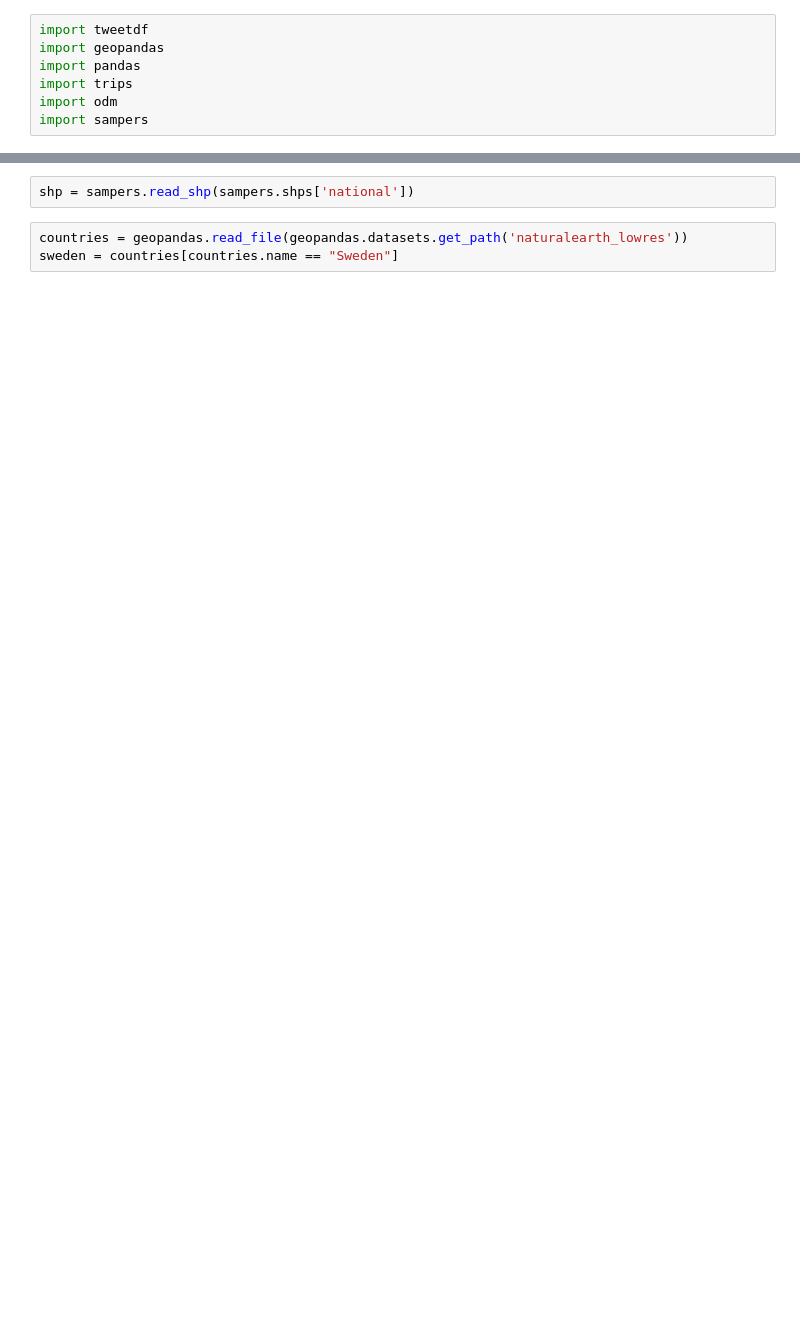
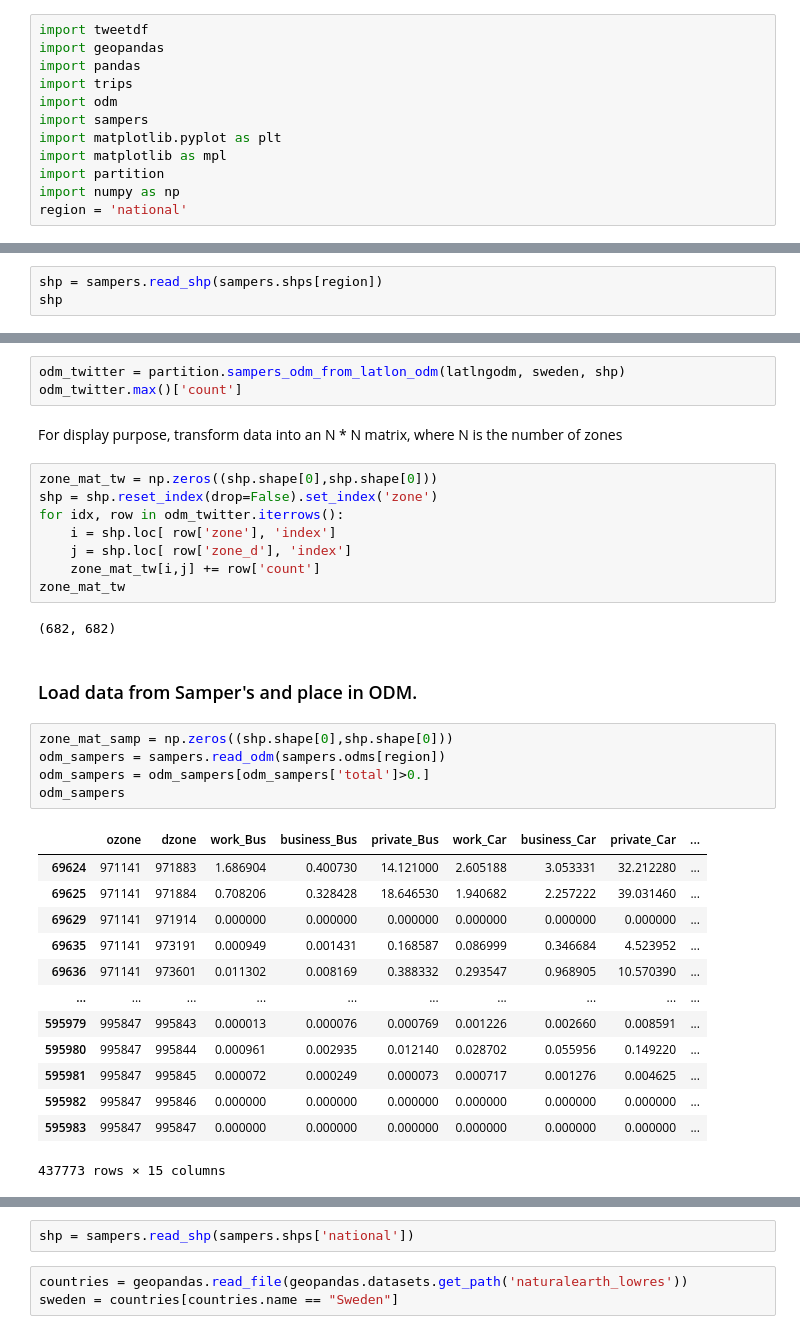
Before and after one commit to TheYuanLiao/individual_mobility_model, a Jupyter notebook: src/py/partition.ipynb, the cells around one changed output, grey strips where cells are left out. Drawn from its saved outputs; the diff is of its cells as text; blank space fills up the shorter version.

```diff
--- a/src/py/partition.ipynb
+++ b/src/py/partition.ipynb
@@ -5,3 +5,8 @@ import pandas
 import trips
 import odm
 import sampers
+import matplotlib.pyplot as plt
+import matplotlib as mpl
+import partition
+import numpy as np
+region = 'national'
@@ -34,0 +47,3 @@ latlngodm
+# %%
+shp = sampers.read_shp(sampers.shps[region])
+shp
@@ -34,0 +74,36 @@ latlngodm
+# %%
+odm_twitter = partition.sampers_odm_from_latlon_odm(latlngodm, sweden, shp)
+odm_twitter.max()['count']
+# %% [markdown]
+For display purpose, transform data into an N * N matrix, where N is the number of zones
+# %%
+zone_mat_tw = np.zeros((shp.shape[0],shp.shape[0]))
+shp = shp.reset_index(drop=False).set_index('zone')
+for idx, row in odm_twitter.iterrows():
+    i = shp.loc[ row['zone'], 'index']
+    j = shp.loc[ row['zone_d'], 'index']
+    zone_mat_tw[i,j] += row['count']
+zone_mat_tw
+# %% [output]
+(682, 682)
+# %% [markdown]
+### Load data from Samper's and place in ODM.
+# %%
+zone_mat_samp = np.zeros((shp.shape[0],shp.shape[0]))
+odm_sampers = sampers.read_odm(sampers.odms[region])
+odm_sampers = odm_sampers[odm_sampers['total']>0.]
+odm_sampers
+# %% [output]
+|  | ozone | dzone | work_Bus | business_Bus | private_Bus | work_Car | business_Car | private_Car | ... |
+| 69624 | 971141 | 971883 | 1.686904 | 0.400730 | 14.121000 | 2.605188 | 3.053331 | 32.212280 | ... |
+| 69625 | 971141 | 971884 | 0.708206 | 0.328428 | 18.646530 | 1.940682 | 2.257222 | 39.031460 | ... |
+| 69629 | 971141 | 971914 | 0.000000 | 0.000000 | 0.000000 | 0.000000 | 0.000000 | 0.000000 | ... |
+| 69635 | 971141 | 973191 | 0.000949 | 0.001431 | 0.168587 | 0.086999 | 0.346684 | 4.523952 | ... |
+| 69636 | 971141 | 973601 | 0.011302 | 0.008169 | 0.388332 | 0.293547 | 0.968905 | 10.570390 | ... |
+| ... | ... | ... | ... | ... | ... | ... | ... | ... | ... |
+| 595979 | 995847 | 995843 | 0.000013 | 0.000076 | 0.000769 | 0.001226 | 0.002660 | 0.008591 | ... |
+| 595980 | 995847 | 995844 | 0.000961 | 0.002935 | 0.012140 | 0.028702 | 0.055956 | 0.149220 | ... |
+| 595981 | 995847 | 995845 | 0.000072 | 0.000249 | 0.000073 | 0.000717 | 0.001276 | 0.004625 | ... |
+| 595982 | 995847 | 995846 | 0.000000 | 0.000000 | 0.000000 | 0.000000 | 0.000000 | 0.000000 | ... |
+| 595983 | 995847 | 995847 | 0.000000 | 0.000000 | 0.000000 | 0.000000 | 0.000000 | 0.000000 | ... |
+437773 rows × 15 columns
```
Also changed, not shown: parts of 40 cells of this notebook, 3 other files.
